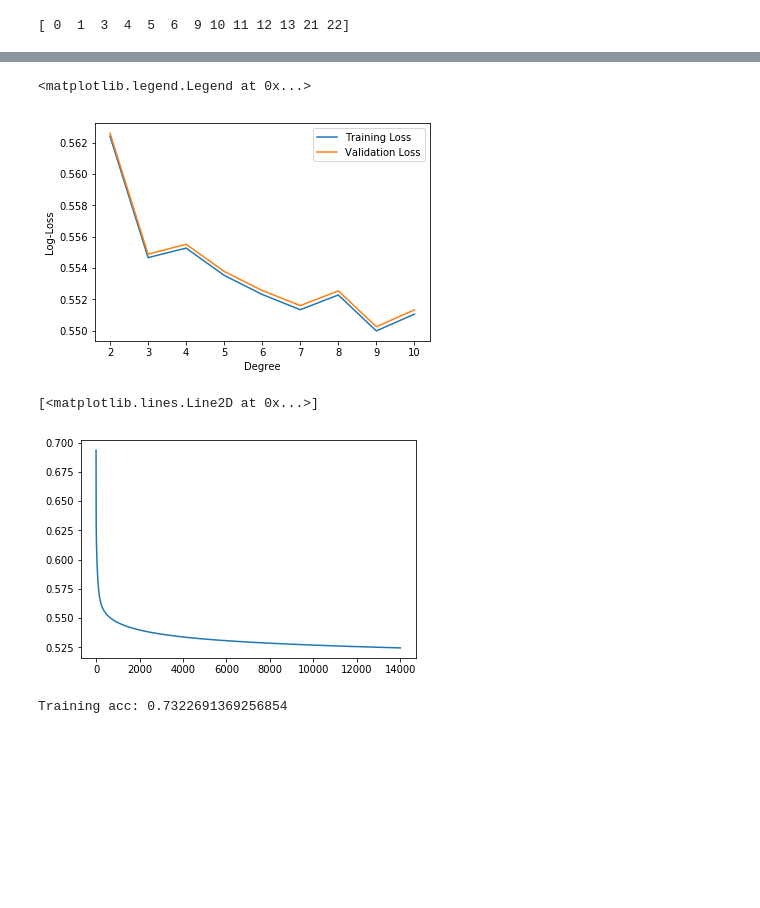
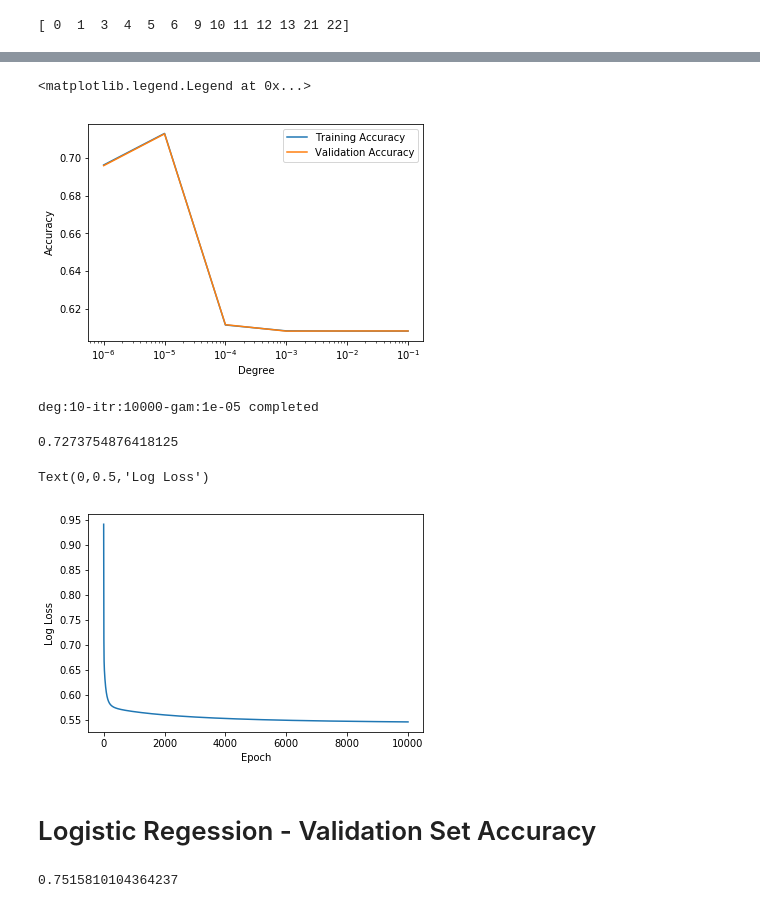
Before and after one commit to canaltinigne/EPFL-ML-Project_1, a Jupyter notebook: code/Logistic_Regression_Models.ipynb, the cells around one changed output, grey strips where cells are left out. Cells and saved outputs as stored; diff of their text form; code cells hidden in the pictures; blank space fills up the shorter version.

```diff
--- a/code/Logistic_Regression_Models.ipynb
+++ b/code/Logistic_Regression_Models.ipynb
@@ -41,0 +24,16 @@ y_PRI_23: (72543, 1)
+# %%
+X_pri_0 = X_train[(X_train[:, -2] == 0), :]
+X_pri_1 = X_train[(X_train[:, -2] == 1), :]
+X_pri_23 = X_train[(X_train[:, -2] == 2) | (X_train[:, -2] == 3), :]
+
+y_pri_0 = y_train[(X_train[:, -2] == 0)]
+y_pri_1 = y_train[(X_train[:, -2] == 1)]
+y_pri_23 = y_train[(X_train[:, -2] == 2) | (X_train[:, -2] == 3)]
+
+print("PRI_0: {}".format(X_pri_0.shape))
+print("PRI_1: {}".format(X_pri_1.shape))
+print("PRI_23: {}".format(X_pri_23.shape))
+
+print("\ny_PRI_0: {}".format(y_pri_0.shape))
+print("y_PRI_1: {}".format(y_pri_1.shape))
+print("y_PRI_23: {}".format(y_pri_23.shape))
@@ -41,0 +48,8 @@ y_PRI_23: (72543, 1)
+# %%
+X_pri_0 = np.delete(X_pri_0, np.s_[12], axis=1)
+X_pri_1 = np.delete(X_pri_1, np.s_[12], axis=1)
+X_pri_23 = np.delete(X_pri_23, np.s_[12], axis=1)
+
+print("PRI_0: {}".format(X_pri_0.shape))
+print("PRI_1: {}".format(X_pri_1.shape))
+print("PRI_23: {}".format(X_pri_23.shape))
@@ -136,0 +220,8 @@ degree=9, gam=1e-5
+# %%
+degrees = [9]
+max_iter = [10000]
+gamma = [1e-5]
+
+pars = {'degrees': degrees,
+       'max_iter': max_iter,
+       'gamma': gamma}
@@ -137,3 +252,9 @@ degree=9, gam=1e-5
+# %%
+degrees = [10]
+
+pars = {'degrees': degrees,
+       'max_iter': max_iter,
+       'gamma': gamma}
 # %%
 pri23_tr_acc, pri23_te_acc = cross_validation(y_pri_23, X_pri_23, 3, h_pars=pars, model='log')
 # %% [output]
@@ -161,9 +276,10 @@ array([[1.00000000e+03, 1.00000000e-05, 2.00000000e+00, 5.62598555e-01],
 # %%
-plt.plot(pri23_tr_acc[:,2], pri23_tr_acc[:,3], label='Training Loss')
-plt.plot(pri23_te_acc[:,2], pri23_te_acc[:,3], label='Validation Loss')
+plt.plot(pri23_tr_acc[:,1], pri23_tr_acc[:,3], label='Training Accuracy')
+plt.plot(pri23_te_acc[:,1], pri23_te_acc[:,3], label='Validation Accuracy')
 plt.xlabel('Degree')
-plt.ylabel('Log-Loss')
+plt.ylabel('Accuracy')
+plt.xscale('log')
 plt.legend()
 # %% [output]
 <matplotlib.legend.Legend at 0x...>
-[figure, old version]
+[figure, new version]
@@ -170,2 +294,10 @@ plt.legend()
+# %%
+pri23_tr_acc, pri23_te_acc = cross_validation(y_pri_23, X_pri_23, 3, h_pars=pars, model='log')
+# %% [output]
+deg:10-itr:10000-gam:1e-05 completed
+# %%
+pri23_te_acc[0,3]
+# %% [output]
+0.7273754876418125
 # %%
 np.random.seed(23)
@@ -174,11 +307,15 @@ w, losses = logistic_regression(y_pri_23, build_poly(X_pri_23, 9), initial_w, 14
 # %%
 plt.plot(losses)
+plt.xlabel('Epoch')
+plt.ylabel('Log Loss')
 # %% [output]
-[<matplotlib.lines.Line2D at 0x...>]
+Text(0,0.5,'Log Loss')
-[figure, old version]
+[figure, new version]
-# %%
-y_ = predict_labels(w, build_poly(X_pri_23, 9), model='log')
-y_[y_ == -1] = 0
-print("Training acc: {}".format(accuracy(y_, y_pri_23)))
-# %% [output]
-Training acc: 0.7322691369256854
+# %% [markdown]
+# Logistic Regession - Validation Set Accuracy
+# %%
+np.mean([pri23_te_acc[0,3],
+        pri1_te_acc[0,3],
+        pri0_te_acc[0,3]])
+# %% [output]
+0.7515810104364237
```
Also changed, not shown: parts of 50 cells of this notebook, 10 other files.
